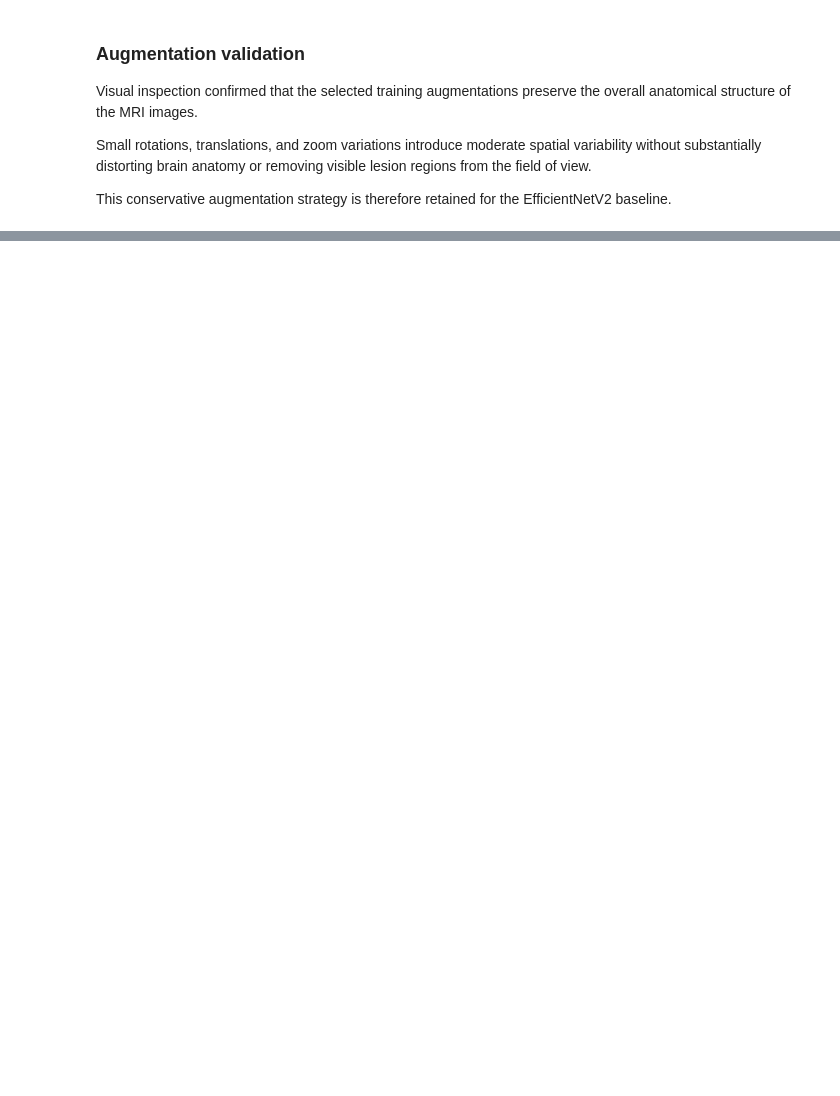
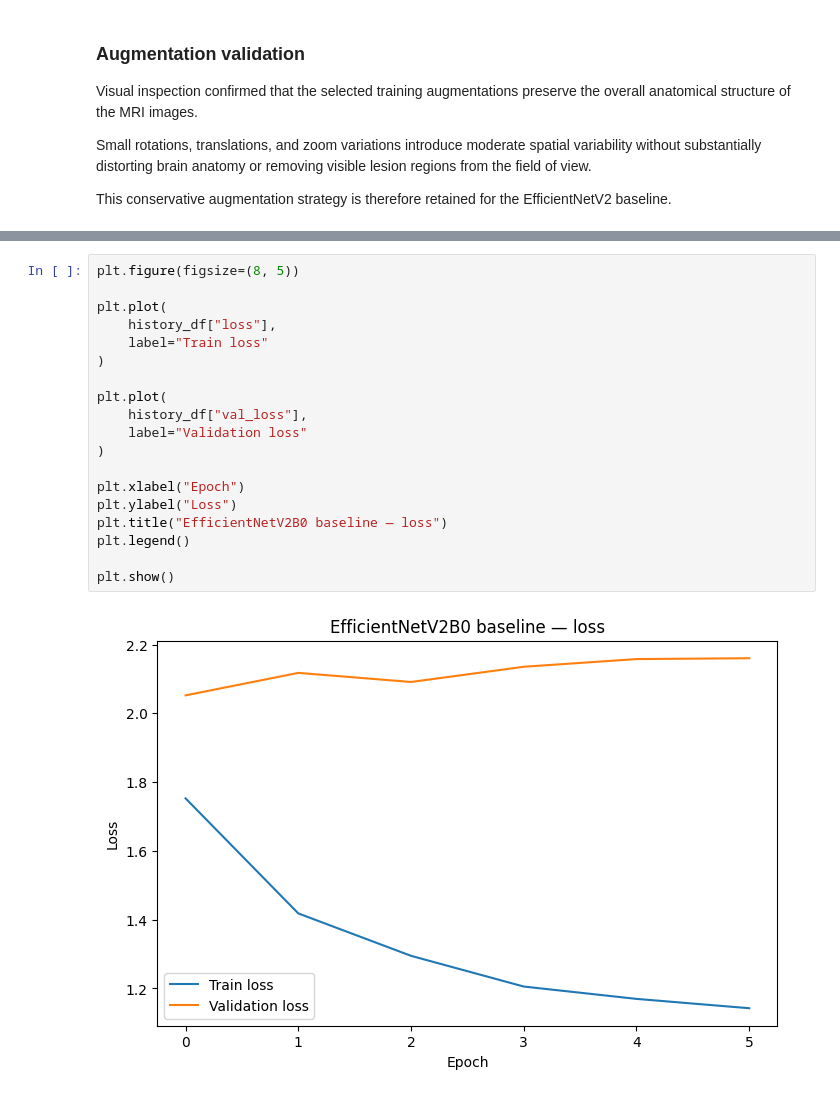
Before and after one commit to nouraastafofana-droid/brain-tumor-mri, a Jupyter notebook: notebooks/03_efficientnet_baseline.ipynb, the cells around one changed output, grey strips where cells are left out. Drawn from its saved outputs; the diff is of its cells as text; blank space fills up the shorter version.

```diff
--- a/notebooks/03_efficientnet_baseline.ipynb
+++ b/notebooks/03_efficientnet_baseline.ipynb
@@ -458,0 +777,21 @@ smoke_history = model.fit(
+# %%
+plt.figure(figsize=(8, 5))
+
+plt.plot(
+    history_df["loss"],
+    label="Train loss"
+)
+
+plt.plot(
+    history_df["val_loss"],
+    label="Validation loss"
+)
+
+plt.xlabel("Epoch")
+plt.ylabel("Loss")
+plt.title("EfficientNetV2B0 baseline — loss")
+plt.legend()
+
+plt.show()
+# %% [output]
+[figure, added]
```
Also changed, not shown: parts of 63 cells of this notebook.
